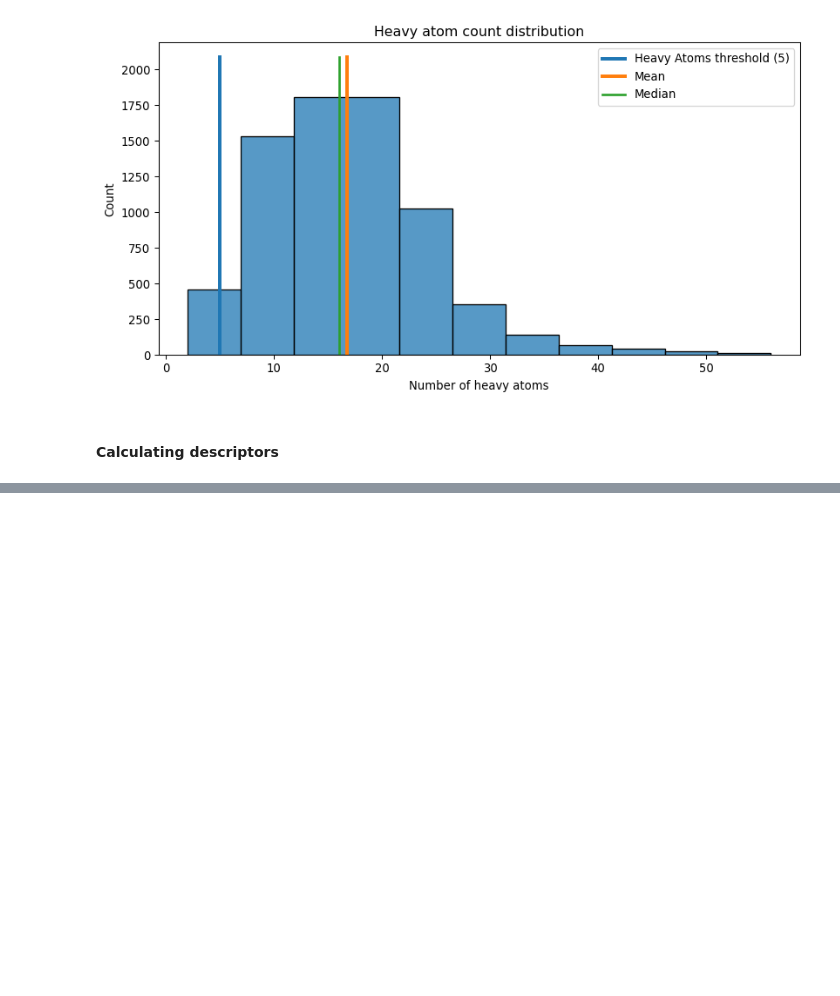
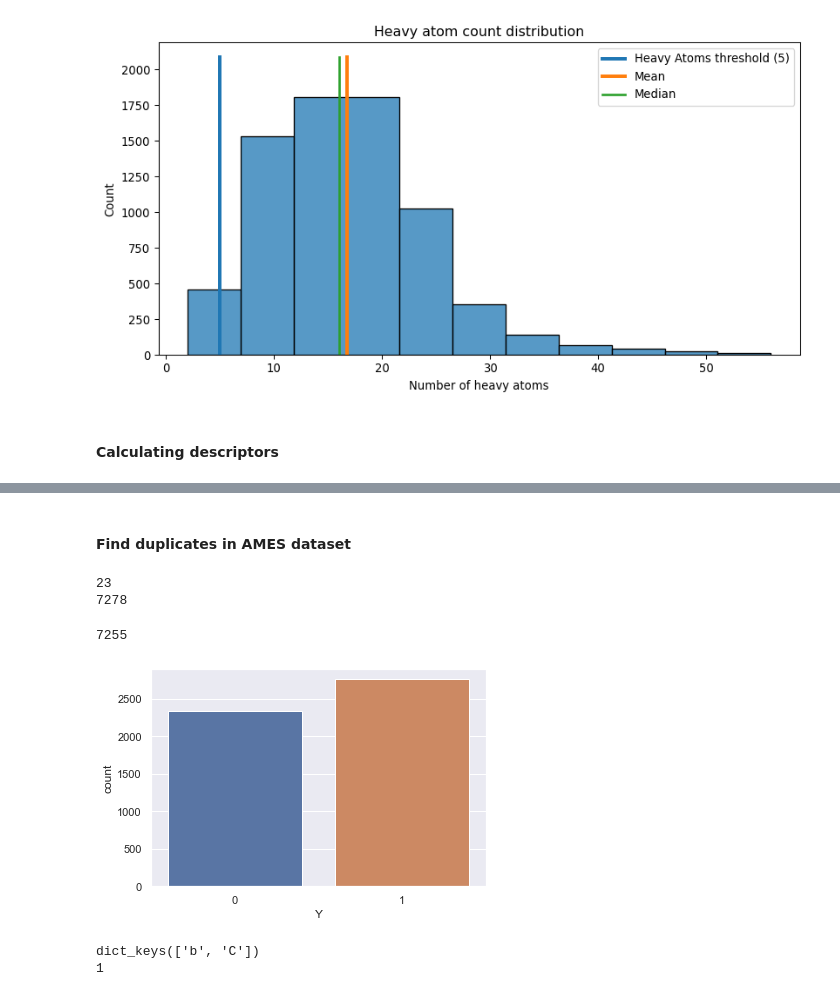
Before and after one commit to acorrochanon/ADMET-pred, a Jupyter notebook: Fragments.ipynb, the cells around one changed output, grey strips where cells are left out. Saved outputs shown, nothing was run; the diff lists cells and outputs as text; code cells hidden in the pictures; blank space fills up the shorter version.

```diff
--- a/Fragments.ipynb
+++ b/Fragments.ipynb
@@ -126,0 +147,9 @@ df.head()
+# %% [markdown]
+#### Find duplicates in AMES dataset
+# %%
+dup = df[df['Drug'].duplicated()]
+print(len(dup))
+print(len(df))
+# %% [output]
+23
+7278
@@ -126,0 +158,18 @@ df.head()
+# %%
+print(len(df))
+# %% [output]
+7255
+# %%
+sns.set_theme(style="darkgrid")
+ax = sns.countplot(x="Y", data=split_AMES['train'])
+plt.show()
+# %% [output]
+[figure, added]
+# %%
+a = {'a':{'b':2, 'C':1}}
+print((a['a'].keys()))
+if 'b' in (a['a'].keys()):
+    print(1)
+# %% [output]
+dict_keys(['b', 'C'])
+1
```
Also changed, not shown: parts of 10 cells of this notebook, 5 other files.
